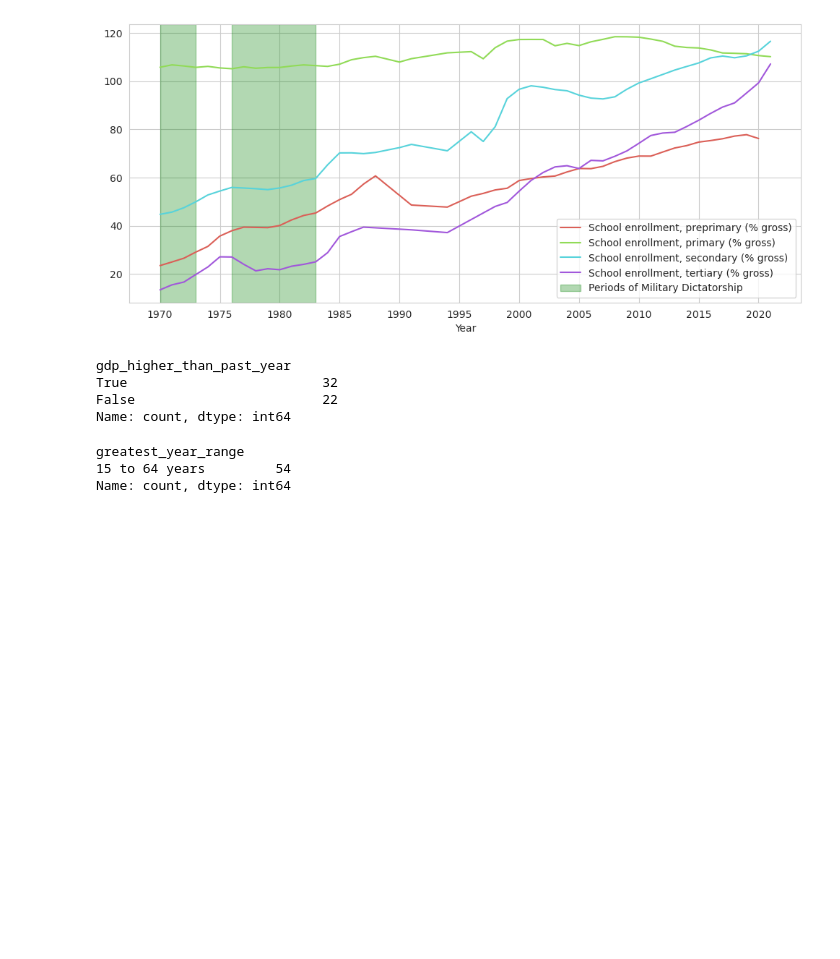
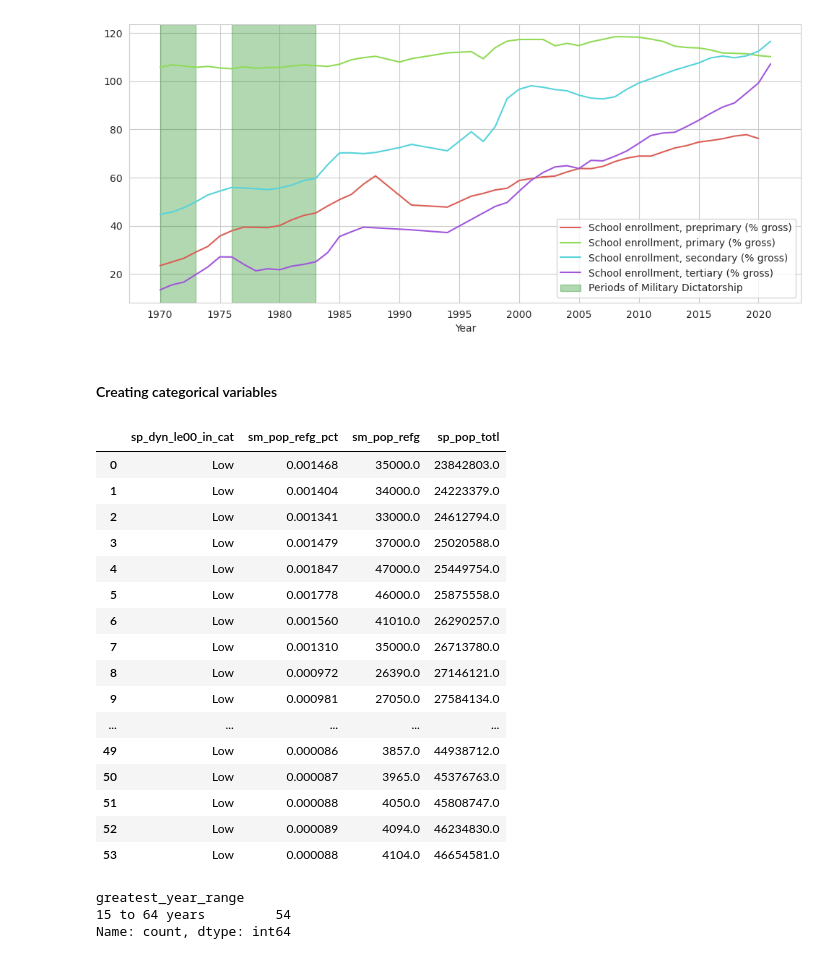
Before and after one commit to alejo-cuello/research-on-argentina, a Jupyter notebook: notebooks/0.2-alejo-impute_data.ipynb, the cells around one changed output. Cells and saved outputs as stored; diff of their text form; code cells hidden in the pictures; blank space fills up the shorter version.

Commit message:
Add categorical variables

```diff
--- a/notebooks/0.2-alejo-impute_data.ipynb
+++ b/notebooks/0.2-alejo-impute_data.ipynb
@@ -157,14 +147,52 @@ plt.show()
 [figure]
 [figure]
 [figure]
-# %%
-arg_di_df = arg_di_df.assign(gdp_higher_than_past_year = lambda x: x["ny_gdp_mktp_kd_zg"] > 0)
-arg_di_df[["gdp_higher_than_past_year"]].value_counts()
-# %% [output]
-gdp_higher_than_past_year
-True                         32
-False                        22
-Name: count, dtype: int64
+# %% [markdown]
+#### Creating categorical variables
+# %%
+#  'ny_gdp_mktp_kd_zg, GDP growth (annual %)',
+# 	    Negative growth: < 0%
+#       Low growth: 0% - 2%
+#       Moderate growth: 2% - 5%
+#       High growth: > 5%
+
+arg_di_df["ny_gdp_mktp_kd_zg_cat"] = pd.cut(arg_di_df["ny_gdp_mktp_kd_zg"], bins=[-np.inf, 0, 2, 5, np.inf], labels=["Negative growth", "Low growth", "Moderate growth", "High growth"])
+arg_di_df[["ny_gdp_mktp_kd_zg_cat","ny_gdp_mktp_kd_zg"]]
+
+#  'sp_dyn_le00_in, Life expectancy at birth, total (years)',
+# 	    Low life expectancy: < 50 years
+#       Medium life expectancy: 50-70 years
+#       High life expectancy: > 70 years
+
+arg_di_df["sp_dyn_le00_in_cat"] = pd.cut(arg_di_df["sp_dyn_le00_in"], bins=[-np.inf, 50, 70, np.inf], labels=["Low life expectancy", "Medium life expectancy", "High life expectancy"])
+arg_di_df[["sp_dyn_le00_in_cat","sp_dyn_le00_in"]]
+
+#  'sm_pop_refg, Refugee population by country or territory of asylum', Migration Intensity:
+#       Low: < 1% of total population as refugees
+#       Medium: 1%-5%
+#       High: > 5%
+
+arg_di_df = arg_di_df.assign(sm_pop_refg_pct = lambda x: x["sm_pop_refg"] / x["sp_pop_totl"])
+arg_di_df["sp_dyn_le00_in_cat"] = pd.cut(arg_di_df["sm_pop_refg_pct"], bins=[-np.inf, 0.01, 0.05, np.inf], labels=["Low", "Medium", "High"])
+arg_di_df[["sp_dyn_le00_in_cat","sm_pop_refg_pct","sm_pop_refg","sp_pop_totl"]]
+# %% [output]
+|  | sp_dyn_le00_in_cat | sm_pop_refg_pct | sm_pop_refg | sp_pop_totl |
+| 0 | Low | 0.001468 | 35000.0 | 23842803.0 |
+| 1 | Low | 0.001404 | 34000.0 | 24223379.0 |
+| 2 | Low | 0.001341 | 33000.0 | 24612794.0 |
+| 3 | Low | 0.001479 | 37000.0 | 25020588.0 |
+| 4 | Low | 0.001847 | 47000.0 | 25449754.0 |
+| 5 | Low | 0.001778 | 46000.0 | 25875558.0 |
+| 6 | Low | 0.001560 | 41010.0 | 26290257.0 |
+| 7 | Low | 0.001310 | 35000.0 | 26713780.0 |
+| 8 | Low | 0.000972 | 26390.0 | 27146121.0 |
+| 9 | Low | 0.000981 | 27050.0 | 27584134.0 |
+| ... | ... | ... | ... | ... |
+| 49 | Low | 0.000086 | 3857.0 | 44938712.0 |
+| 50 | Low | 0.000087 | 3965.0 | 45376763.0 |
+| 51 | Low | 0.000088 | 4050.0 | 45808747.0 |
+| 52 | Low | 0.000089 | 4094.0 | 46234830.0 |
+| 53 | Low | 0.000088 | 4104.0 | 46654581.0 |
 # %%
 def get_greatest_year_range(row):
     if(row["sp_pop_0014_to_zs"] > row["sp_pop_1564_to_zs"] and row["sp_pop_0014_to_zs"] > row["sp_pop_65_up_to_zs"]): return "0 to 14 years"
```
Also changed, not shown: parts of 5 cells of this notebook.
